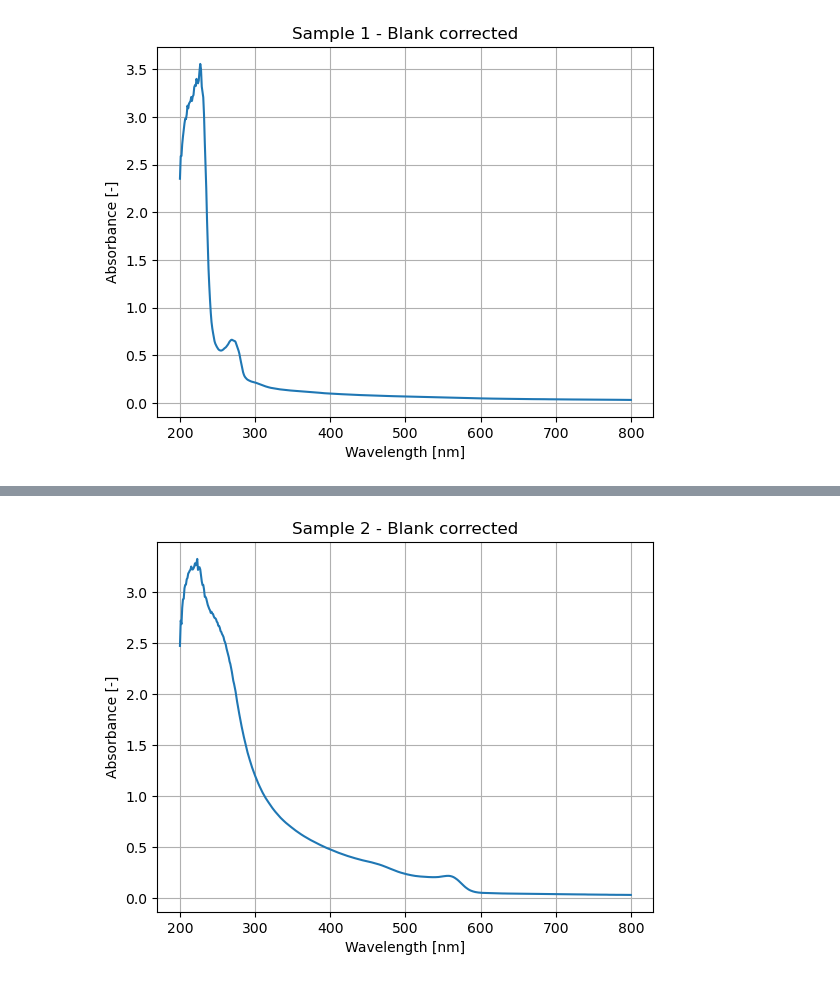
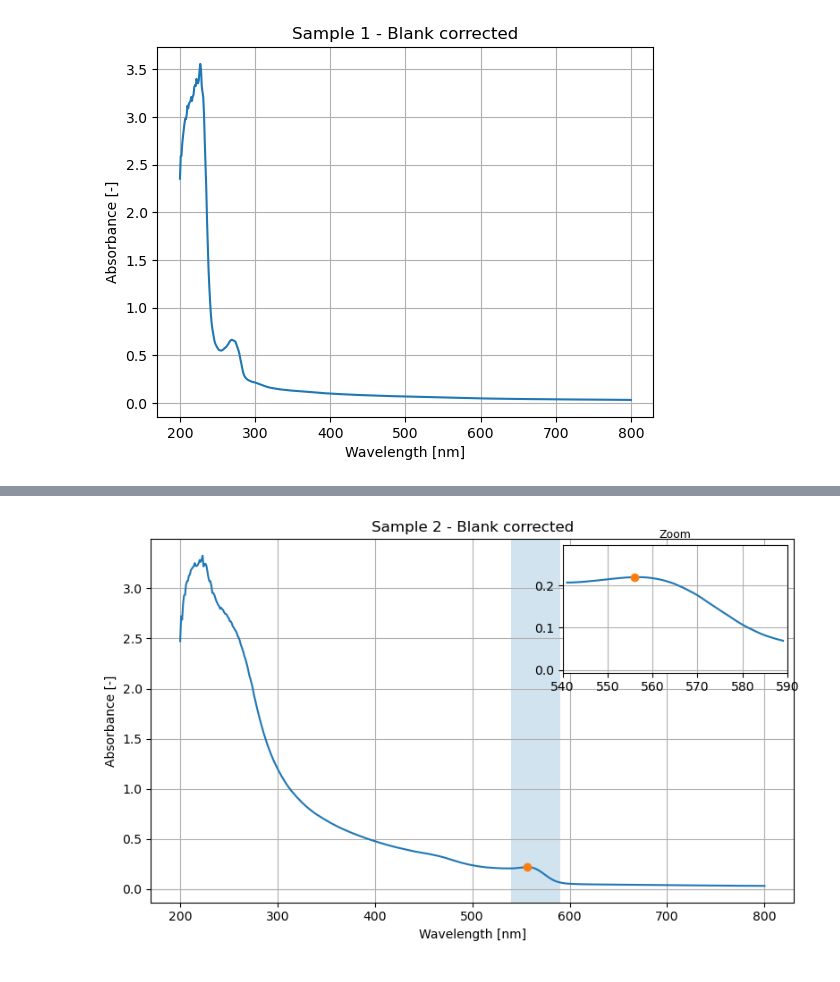
Before and after one commit to Arthurhmy/Challenge_B_P_Chem, a Jupyter notebook: UV-Vis/Plots_UV-vis.ipynb, the cells around one changed output, grey strips where cells are left out. Cells and saved outputs as stored; diff of their text form; code cells hidden in the pictures.

```diff
--- a/UV-Vis/Plots_UV-vis.ipynb
+++ b/UV-Vis/Plots_UV-vis.ipynb
@@ -59,52 +65,114 @@ plt.show()
 # %%
-# Load files
+from mpl_toolkits.axes_grid1.inset_locator import inset_axes
+
+# 1) Load files
+
 sample2 = pd.read_csv('Sample2.csv')
 
+# 2) Function to extract and average the 3 spectra
 def extract_mean_spectrum(df):
     cols = df.columns.tolist()
     wavelengths = None
     spectra = []
-    for i in range(0, len(cols)-1, 2):
+
+    for i in range(0, len(cols) - 1, 2):
         wl = pd.to_numeric(df[cols[i]], errors='coerce')
-        ab = pd.to_numeric(df[cols[i+1]], errors='coerce')
+        ab = pd.to_numeric(df[cols[i + 1]], errors='coerce')
+
         mask = (~wl.isna()) & (~ab.isna())
         wl = wl[mask]
         ab = ab[mask]
+
         if wavelengths is None:
             wavelengths = wl.values
+
         spectra.append(ab.values)
+
     spectra = np.array(spectra)
     mean_spec = np.mean(spectra, axis=0)
+
     return wavelengths, mean_spec
 
-# Compute mean spectra
+
+# 3) Compute mean spectra
 wl_blank, mean_blank = extract_mean_spectrum(blank)
 wl_sample, mean_sample = extract_mean_spectrum(sample2)
 
-# Interpolate blank to sample wavelengths if needed
+
+# 4) Interpolate blank if needed
 if not np.array_equal(wl_blank, wl_sample):
     mean_blank_interp = np.interp(wl_sample, wl_blank, mean_blank)
 else:
     mean_blank_interp = mean_blank
 
-# Corrected spectrum
+# 5) Corrected spectrum
 corrected = mean_sample - mean_blank_interp
 
-# Plot raw
-#plt.figure()
-#plt.plot(wl_sample, mean_sample)
-#plt.xlabel('Wavelength [nm]')
-#plt.ylabel('Absorbance [-]')
-#plt.title('Sample 2 - Raw')
-#plt.grid()
-#plt.show()
 
-# Plot corrected
-plt.figure()
-plt.plot(wl_sample, corrected)
+# 6) Define the wavelength range where the peak is searched
+wl_min = 540
+wl_max = 590
+
+mask_peak = (wl_sample >= wl_min) & (wl_sample <= wl_max)
+
+wl_peak_region = wl_sample[mask_peak]
+abs_peak_region = corrected[mask_peak]
+
+idx_local_max = np.argmax(abs_peak_region)
+
+lambda_peak = wl_peak_region[idx_local_max]
+absorbance_peak = abs_peak_region[idx_local_max]
+
+print(f"Peak wavelength : {lambda_peak:.1f} nm")
+print(f"Absorbance at this peak : {absorbance_peak:.4f}")
+
+# 7) Main plot with inset zoom
+fig, ax = plt.subplots(figsize=(8, 5))
+
+# Main spectrum
+ax.plot(wl_sample, corrected, label = 'Corrected spectrum')
+ax.plot(lambda_peak, absorbance_peak, 'o', label = f'Peak = {lambda_peak:.1f} nm')
+
+# Highlight the zoomed region on the main graph
+ax.axvspan(wl_min, wl_max, alpha = 0.2)
+
+ax.set_xlabel('Wavelength [nm]')
+ax.set_ylabel('Absorbance [-]')
+ax.set_title('Sample 2 - Blank corrected')
+ax.grid()
+ax.legend()
+
+# Inset plot
+ax_inset = inset_axes(ax, width="35%", height="35%", loc='upper right')
+ax_inset.plot(wl_peak_region, abs_peak_region)
+ax_inset.plot(lambda_peak, absorbance_peak, 'o')
+
+ax_inset.set_title('Zoom', fontsize=9)
+ax_inset.grid()
+
+# Set x and y limits for inset
+ax_inset.set_xlim(wl_min, wl_max)
+y_margin = 0.5 * (abs_peak_region.max() - abs_peak_region.min() + 1e-12)
+ax_inset.set_ylim(abs_peak_region.min() - y_margin, abs_peak_region.max() + y_margin)
+
+plt.tight_layout()
+plt.show()
+
+
+# 8) Separate zoomed plot
+plt.figure(figsize=(7, 4))
+plt.plot(wl_peak_region, abs_peak_region, label='Zoomed spectrum')
+plt.plot(lambda_peak, absorbance_peak, 'o', label=f'Peak = {lambda_peak:.1f} nm')
+
 plt.xlabel('Wavelength [nm]')
 plt.ylabel('Absorbance [-]')
-plt.title('Sample 2 - Blank corrected')
+plt.title(f'Sample 2 - Zoomed region ({wl_min}-{wl_max} nm)')
+plt.xlim(wl_min, wl_max)
+
+y_margin = 0.5 * (abs_peak_region.max() - abs_peak_region.min() + 1e-12)
+plt.ylim(abs_peak_region.min() - y_margin, abs_peak_region.max() + y_margin)
+
 plt.grid()
+plt.legend()
 plt.show()
 # %% [output]
@@ -111 +181 @@ plt.show()
-[figure, old version]
+[figure, new version]
```
Also changed, not shown: parts of 10 cells of this notebook.
